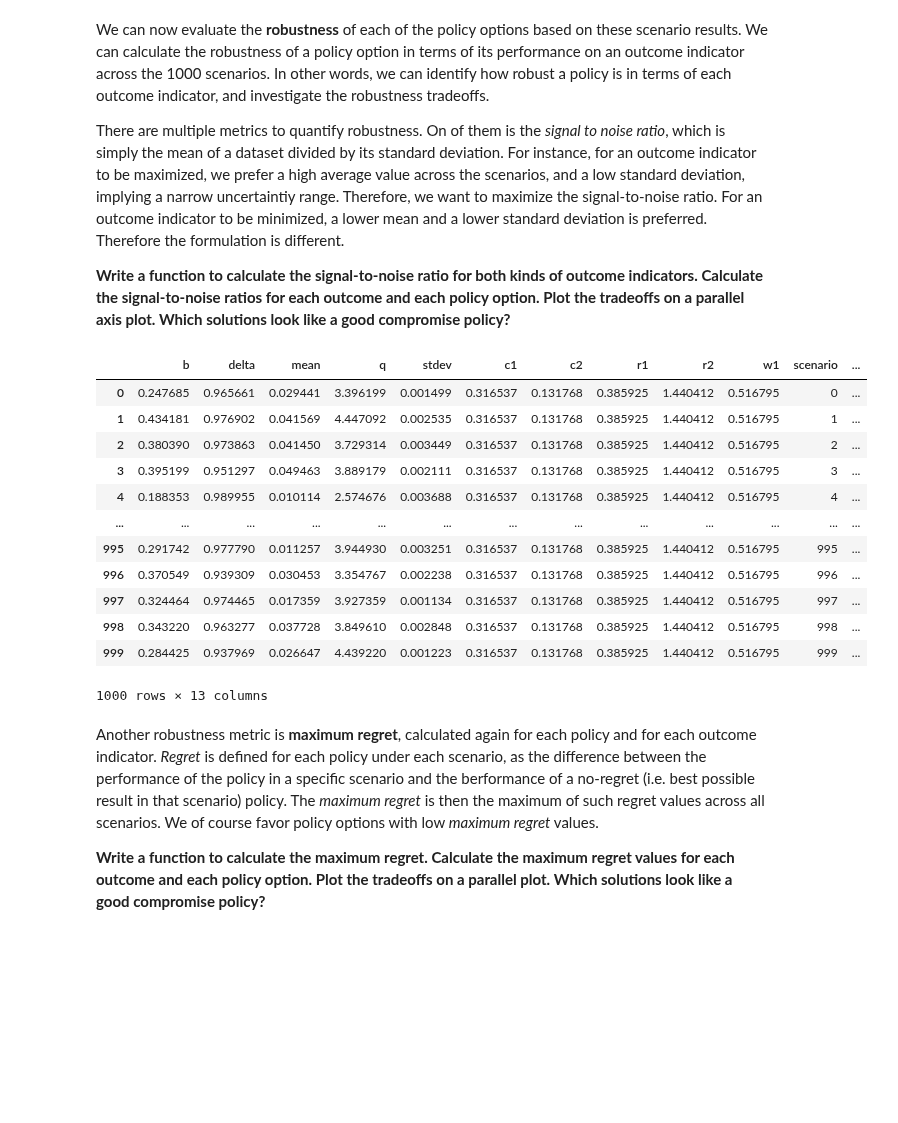
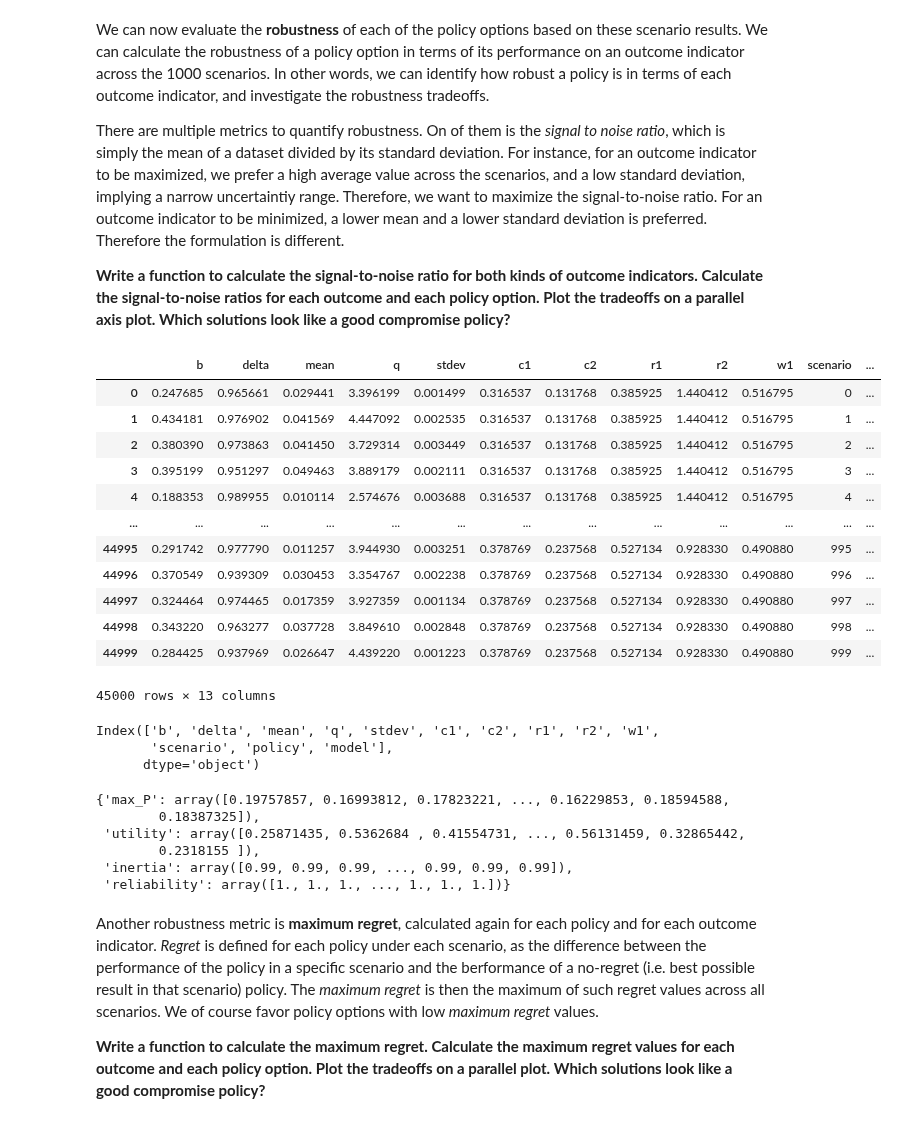
Before and after one commit to tamarvooijs/MBDM, a Jupyter notebook: Week 5-6 - robustness and direct search/assignment 8 - MORDM-Copy1.ipynb, the cells around one changed output. Drawn from its saved outputs; the diff is of its cells as text; code cells hidden in the pictures; blank space fills up the shorter version.

```diff
--- a/Week 5-6 - robustness and direct search/assignment 8 - MORDM-Copy1.ipynb
+++ b/Week 5-6 - robustness and direct search/assignment 8 - MORDM-Copy1.ipynb
@@ -362,17 +314,0 @@ objectives = {'max_P': 0, 'utility': 1, 'inertia': 0, 'reliability': 1}
-# %%
-policy_0 = experiments[experiments["policy"] == "Policy 0"]
-policy_0
-# %% [output]
-|  | b | delta | mean | q | stdev | c1 | c2 | r1 | r2 | w1 | scenario | ... |
-| 0 | 0.247685 | 0.965661 | 0.029441 | 3.396199 | 0.001499 | 0.316537 | 0.131768 | 0.385925 | 1.440412 | 0.516795 | 0 | ... |
-| 1 | 0.434181 | 0.976902 | 0.041569 | 4.447092 | 0.002535 | 0.316537 | 0.131768 | 0.385925 | 1.440412 | 0.516795 | 1 | ... |
-| 2 | 0.380390 | 0.973863 | 0.041450 | 3.729314 | 0.003449 | 0.316537 | 0.131768 | 0.385925 | 1.440412 | 0.516795 | 2 | ... |
-| 3 | 0.395199 | 0.951297 | 0.049463 | 3.889179 | 0.002111 | 0.316537 | 0.131768 | 0.385925 | 1.440412 | 0.516795 | 3 | ... |
-| 4 | 0.188353 | 0.989955 | 0.010114 | 2.574676 | 0.003688 | 0.316537 | 0.131768 | 0.385925 | 1.440412 | 0.516795 | 4 | ... |
-| ... | ... | ... | ... | ... | ... | ... | ... | ... | ... | ... | ... | ... |
-| 995 | 0.291742 | 0.977790 | 0.011257 | 3.944930 | 0.003251 | 0.316537 | 0.131768 | 0.385925 | 1.440412 | 0.516795 | 995 | ... |
-| 996 | 0.370549 | 0.939309 | 0.030453 | 3.354767 | 0.002238 | 0.316537 | 0.131768 | 0.385925 | 1.440412 | 0.516795 | 996 | ... |
-| 997 | 0.324464 | 0.974465 | 0.017359 | 3.927359 | 0.001134 | 0.316537 | 0.131768 | 0.385925 | 1.440412 | 0.516795 | 997 | ... |
-| 998 | 0.343220 | 0.963277 | 0.037728 | 3.849610 | 0.002848 | 0.316537 | 0.131768 | 0.385925 | 1.440412 | 0.516795 | 998 | ... |
-| 999 | 0.284425 | 0.937969 | 0.026647 | 4.439220 | 0.001223 | 0.316537 | 0.131768 | 0.385925 | 1.440412 | 0.516795 | 999 | ... |
-1000 rows × 13 columns
@@ -384,3 +315,34 @@ for sub in outcomes:
+# %%
+experiments
+# %% [output]
+|  | b | delta | mean | q | stdev | c1 | c2 | r1 | r2 | w1 | scenario | ... |
+| 0 | 0.247685 | 0.965661 | 0.029441 | 3.396199 | 0.001499 | 0.316537 | 0.131768 | 0.385925 | 1.440412 | 0.516795 | 0 | ... |
+| 1 | 0.434181 | 0.976902 | 0.041569 | 4.447092 | 0.002535 | 0.316537 | 0.131768 | 0.385925 | 1.440412 | 0.516795 | 1 | ... |
+| 2 | 0.380390 | 0.973863 | 0.041450 | 3.729314 | 0.003449 | 0.316537 | 0.131768 | 0.385925 | 1.440412 | 0.516795 | 2 | ... |
+| 3 | 0.395199 | 0.951297 | 0.049463 | 3.889179 | 0.002111 | 0.316537 | 0.131768 | 0.385925 | 1.440412 | 0.516795 | 3 | ... |
+| 4 | 0.188353 | 0.989955 | 0.010114 | 2.574676 | 0.003688 | 0.316537 | 0.131768 | 0.385925 | 1.440412 | 0.516795 | 4 | ... |
+| ... | ... | ... | ... | ... | ... | ... | ... | ... | ... | ... | ... | ... |
+| 44995 | 0.291742 | 0.977790 | 0.011257 | 3.944930 | 0.003251 | 0.378769 | 0.237568 | 0.527134 | 0.928330 | 0.490880 | 995 | ... |
+| 44996 | 0.370549 | 0.939309 | 0.030453 | 3.354767 | 0.002238 | 0.378769 | 0.237568 | 0.527134 | 0.928330 | 0.490880 | 996 | ... |
+| 44997 | 0.324464 | 0.974465 | 0.017359 | 3.927359 | 0.001134 | 0.378769 | 0.237568 | 0.527134 | 0.928330 | 0.490880 | 997 | ... |
+| 44998 | 0.343220 | 0.963277 | 0.037728 | 3.849610 | 0.002848 | 0.378769 | 0.237568 | 0.527134 | 0.928330 | 0.490880 | 998 | ... |
+| 44999 | 0.284425 | 0.937969 | 0.026647 | 4.439220 | 0.001223 | 0.378769 | 0.237568 | 0.527134 | 0.928330 | 0.490880 | 999 | ... |
+45000 rows × 13 columns
+# %%
+experiments.columns
+# %% [output]
+Index(['b', 'delta', 'mean', 'q', 'stdev', 'c1', 'c2', 'r1', 'r2', 'w1',
+       'scenario', 'policy', 'model'],
+      dtype='object')
+# %%
+outcomes
+# %% [output]
+{'max_P': array([0.19757857, 0.16993812, 0.17823221, ..., 0.16229853, 0.18594588,
+        0.18387325]),
+ 'utility': array([0.25871435, 0.5362684 , 0.41554731, ..., 0.56131459, 0.32865442,
+        0.2318155 ]),
+ 'inertia': array([0.99, 0.99, 0.99, ..., 0.99, 0.99, 0.99]),
+ 'reliability': array([1., 1., 1., ..., 1., 1., 1.])}
 # %% [markdown]
 Another robustness metric is **maximum regret**, calculated again for each policy and for each outcome indicator. *Regret* is defined for each policy under each scenario, as the difference between the performance of the policy in a specific scenario and the berformance of a no-regret (i.e. best possible result in that scenario) policy. The *maximum regret*  is then the maximum of such regret values across all scenarios. We of course favor policy options with low *maximum regret* values.
 
```
Also changed, not shown: parts of 20 cells of this notebook, 2 other files.
